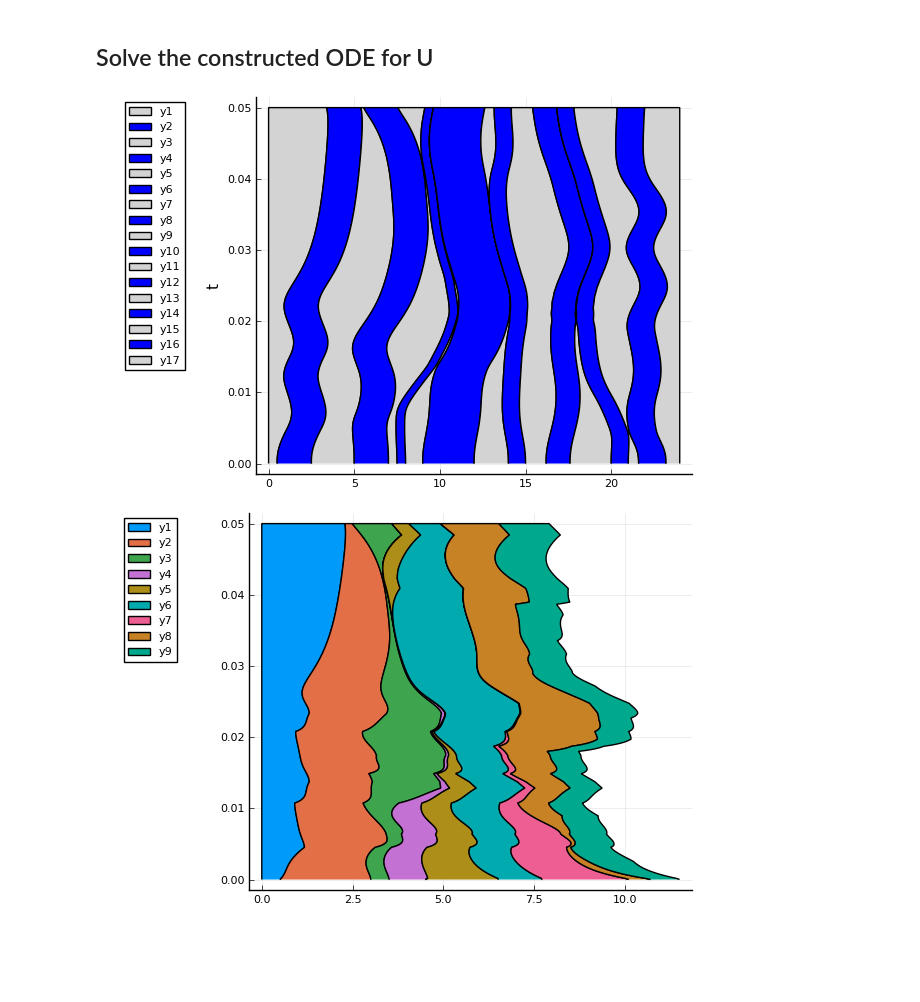
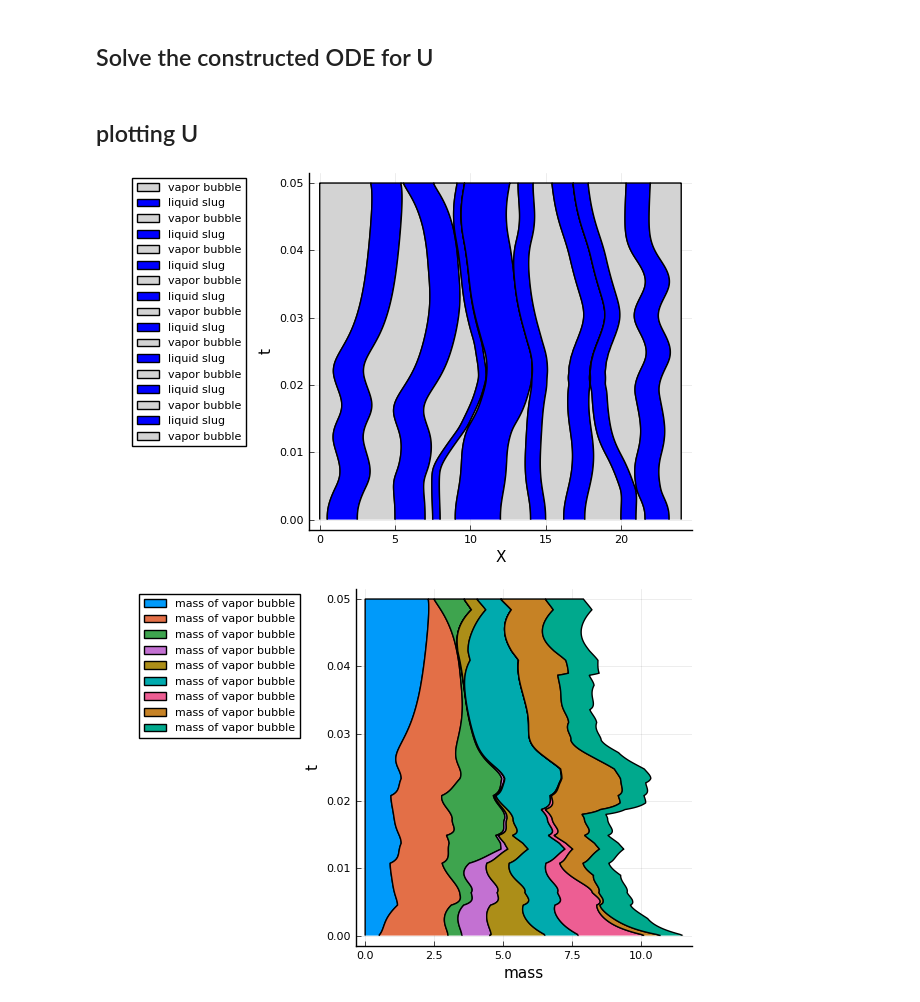
Before and after one commit to liyuxuan48/OneDThermalFlow, a Jupyter notebook: examples/U shape PHP dynamics with many liquid slugs-new plot.ipynb, the cells around one changed output. Drawn from its saved outputs; the diff is of its cells as text; code cells hidden in the pictures; blank space fills up the shorter version.

```diff
--- a/examples/U shape PHP dynamics with many liquid slugs-new plot.ipynb
+++ b/examples/U shape PHP dynamics with many liquid slugs-new plot.ipynb
@@ -50,5 +48,6 @@ Base.IOError: IOError: chdir src: no such file or directory (ENOENT)
 # %%
     L = 24.0  # total length of the pipe when streched to a 1D pipe
     L2D = 2.0 # the actual length of the bended pipe in the real world
-    alpha = pi/2 # inclination angle
+    angle = pi/2 # inclination angle
+    α = 5 # nondimensional thermal diffusivity = (4 αₐ d^2) / (ν Lₕ^2)
 # %% [output]
@@ -56,5 +55,5 @@ Base.IOError: IOError: chdir src: no such file or directory (ENOENT)
 # %% [markdown]
 ## Pipe definition
 # %%
-tube = Tube(L,L2D,alpha)
+tube = Tube(L,L2D,angle,α)
 # %% [output]
@@ -128,6 +127,8 @@ tspan = (0.0, 0.05);
 prob = ODEProblem(zhang2002model!, u, tspan, p)
 sol = solve(prob, RK4(), adaptive=false, dt=tstep);
 # sol = solve(prob, RK4(), adaptive=false, dt=tstep, callback=cb);
+# %% [markdown]
+## plotting U
 # %%
 result1=soltoResult(sol,sys0);
 MatrxXp, MatrxdXdt, MatrxM=soltoMatrxResult(sol,sys0);
@@ -139,10 +140,10 @@ for i = 2:size(MatrxXp,1)
     ΔMatrxXp[i,:] = MatrxXp[i,:]-MatrxXp[i-1,:]
 end
 # %%
-portfoliocomposition(ΔMatrxXp', sol.t, legend = :outertopleft, color = [:lightgrey :blue],ylabel="t")
+portfoliocomposition(ΔMatrxXp', sol.t, legend = :outertopleft, color = [:lightgrey :blue],ylabel="t", xlabel="X", labels = ["vapor bubble" "liquid slug"])
 # %% [output]
-[figure, old version]
+[figure, new version]
 # %%
-portfoliocomposition(MatrxM', sol.t, legend = :outertopleft)
+portfoliocomposition(MatrxM', sol.t, legend = :outertopleft, labels = ("mass of vapor bubble"), ylabel="t", xlabel="mass")
 # %% [output]
-[figure, old version]
+[figure, new version]
```
Also changed, not shown: parts of 4 cells of this notebook, 6 other files.
